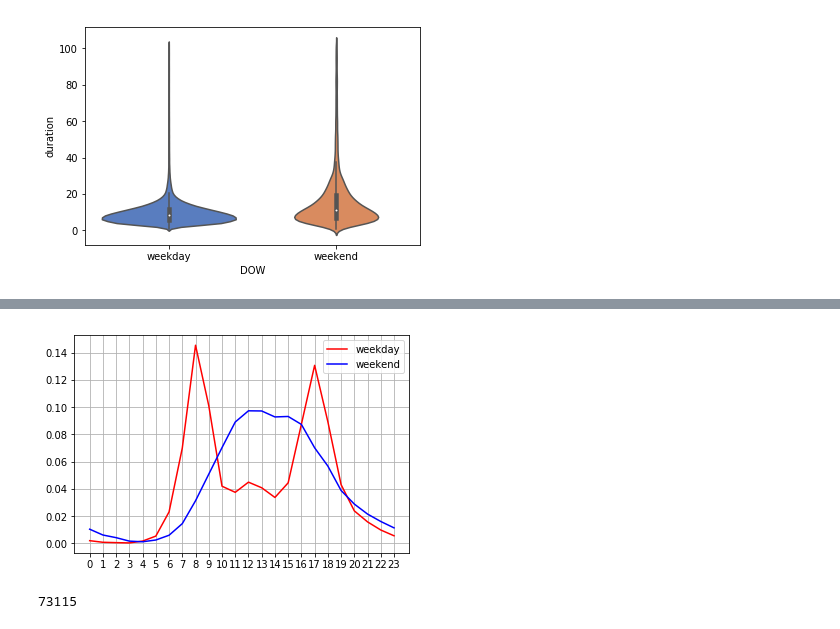
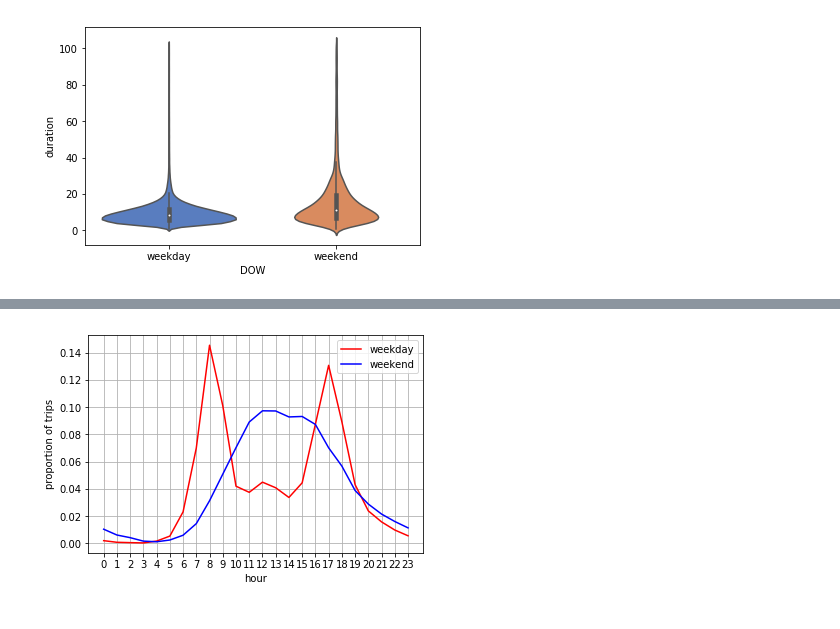
Before and after one commit to jslaga/SpringboardDSC, a Jupyter notebook: Capstone1/Capstone.ipynb, the cells around one changed output, grey strips where cells are left out. Cells and saved outputs as stored; diff of their text form; code cells hidden in the pictures.

```diff
--- a/Capstone1/Capstone.ipynb
+++ b/Capstone1/Capstone.ipynb
@@ -93,7 +94,7 @@ station_df.groupby('city')['dock_count'].sum().plot(kind='bar')
 ### Narrow focus to SF
 # %%
 # Narrow focus to SF stations
-sf_stations = station_df[station_df.city == 'San Francisco']
+sf_stations = station_df.loc[station_df.city == 'San Francisco']
 sf_stations.head()
 # %% [output]
 |  | id | name | lat | long | dock_count | city | installation_date |
@@ -254,17 +301,13 @@ ye = [weekend_props[hour] for hour in range(0,24)]
 # %%
 fig = plt.figure()
 ax = fig.add_subplot(1,1,1)
 
 plt.plot(xd, yd, 'r-', xe, ye, 'b-')
 plt.xticks(xe)
 
+ax.set_xlabel('hour')
+ax.set_ylabel('proportion of trips') #at start time
 ax.legend(['weekday', 'weekend'])
 ax.grid()
-
-###labels, prop of bikes at start tiem
 # %% [output]
-[figure, old version]
+[figure, new version]
-# %%
-sum(weekend_counts.values())
-# %% [output]
-73115
```
Also changed, not shown: parts of 45 cells of this notebook.
